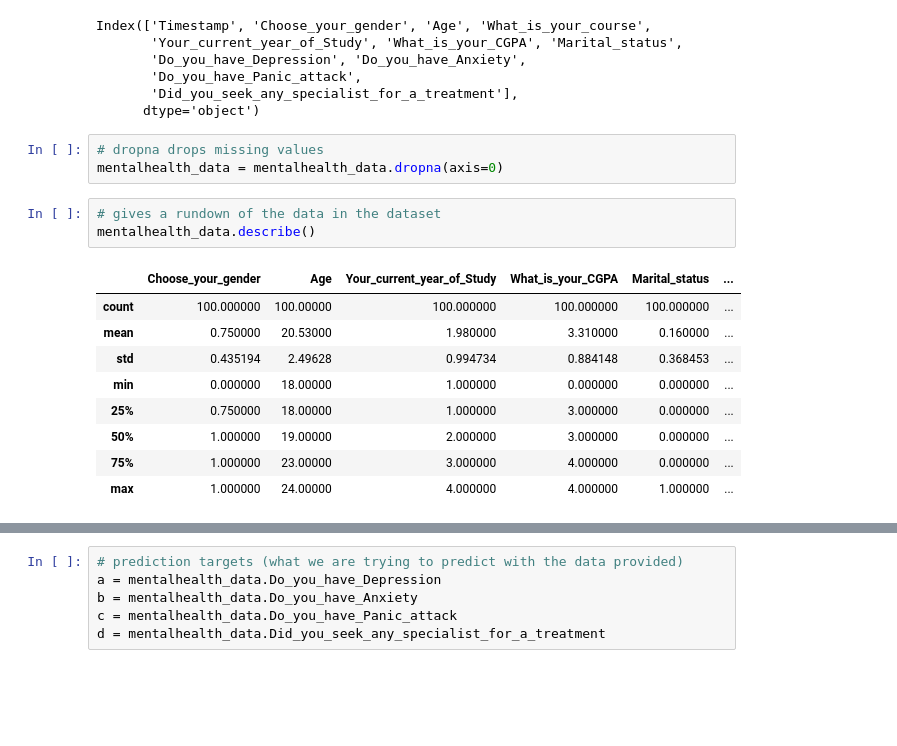
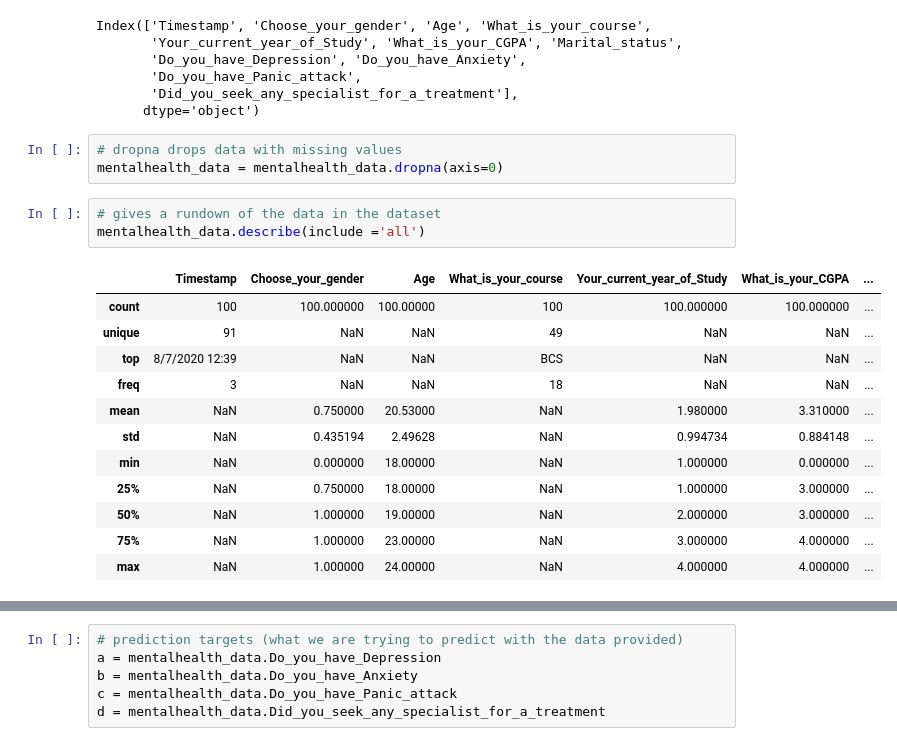
Before and after one commit to CDaniaN/mental-health-research-proj, a Jupyter notebook: Stats_about_data.ipynb, the cells around one changed output, grey strips where cells are left out. Drawn from its saved outputs; the diff is of its cells as text; blank space fills up the shorter version.

```diff
--- a/Stats_about_data.ipynb
+++ b/Stats_about_data.ipynb
@@ -35,18 +35,21 @@ Index(['Timestamp', 'Choose_your_gender', 'Age', 'What_is_your_course',
        'Did_you_seek_any_specialist_for_a_treatment'],
       dtype='object')
 # %%
-# dropna drops missing values
+# dropna drops data with missing values
 mentalhealth_data = mentalhealth_data.dropna(axis=0)
 # %%
 # gives a rundown of the data in the dataset
-mentalhealth_data.describe()
+mentalhealth_data.describe(include ='all')
 # %% [output]
-|  | Choose_your_gender | Age | Your_current_year_of_Study | What_is_your_CGPA | Marital_status | ... |
-| count | 100.000000 | 100.00000 | 100.000000 | 100.000000 | 100.000000 | ... |
-| mean | 0.750000 | 20.53000 | 1.980000 | 3.310000 | 0.160000 | ... |
-| std | 0.435194 | 2.49628 | 0.994734 | 0.884148 | 0.368453 | ... |
-| min | 0.000000 | 18.00000 | 1.000000 | 0.000000 | 0.000000 | ... |
-| 25% | 0.750000 | 18.00000 | 1.000000 | 3.000000 | 0.000000 | ... |
-| 50% | 1.000000 | 19.00000 | 2.000000 | 3.000000 | 0.000000 | ... |
-| 75% | 1.000000 | 23.00000 | 3.000000 | 4.000000 | 0.000000 | ... |
-| max | 1.000000 | 24.00000 | 4.000000 | 4.000000 | 1.000000 | ... |
+|  | Timestamp | Choose_your_gender | Age | What_is_your_course | Your_current_year_of_Study | What_is_your_CGPA | ... |
+| count | 100 | 100.000000 | 100.00000 | 100 | 100.000000 | 100.000000 | ... |
+| unique | 91 | NaN | NaN | 49 | NaN | NaN | ... |
+| top | 8/7/2020 12:39 | NaN | NaN | BCS | NaN | NaN | ... |
+| freq | 3 | NaN | NaN | 18 | NaN | NaN | ... |
+| mean | NaN | 0.750000 | 20.53000 | NaN | 1.980000 | 3.310000 | ... |
+| std | NaN | 0.435194 | 2.49628 | NaN | 0.994734 | 0.884148 | ... |
+| min | NaN | 0.000000 | 18.00000 | NaN | 1.000000 | 0.000000 | ... |
+| 25% | NaN | 0.750000 | 18.00000 | NaN | 1.000000 | 3.000000 | ... |
+| 50% | NaN | 1.000000 | 19.00000 | NaN | 2.000000 | 3.000000 | ... |
+| 75% | NaN | 1.000000 | 23.00000 | NaN | 3.000000 | 4.000000 | ... |
+| max | NaN | 1.000000 | 24.00000 | NaN | 4.000000 | 4.000000 | ... |
```
Also changed, not shown: parts of 7 cells of this notebook, 1 other file.
